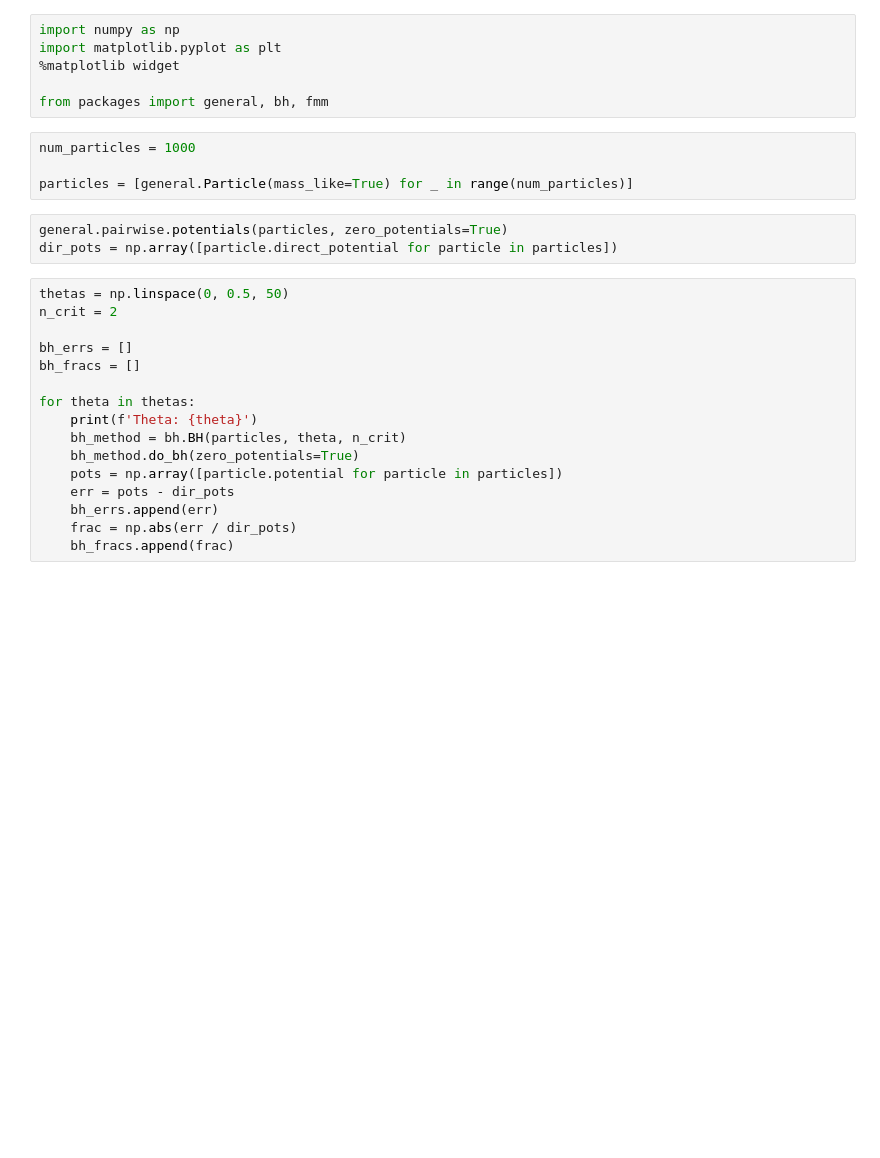
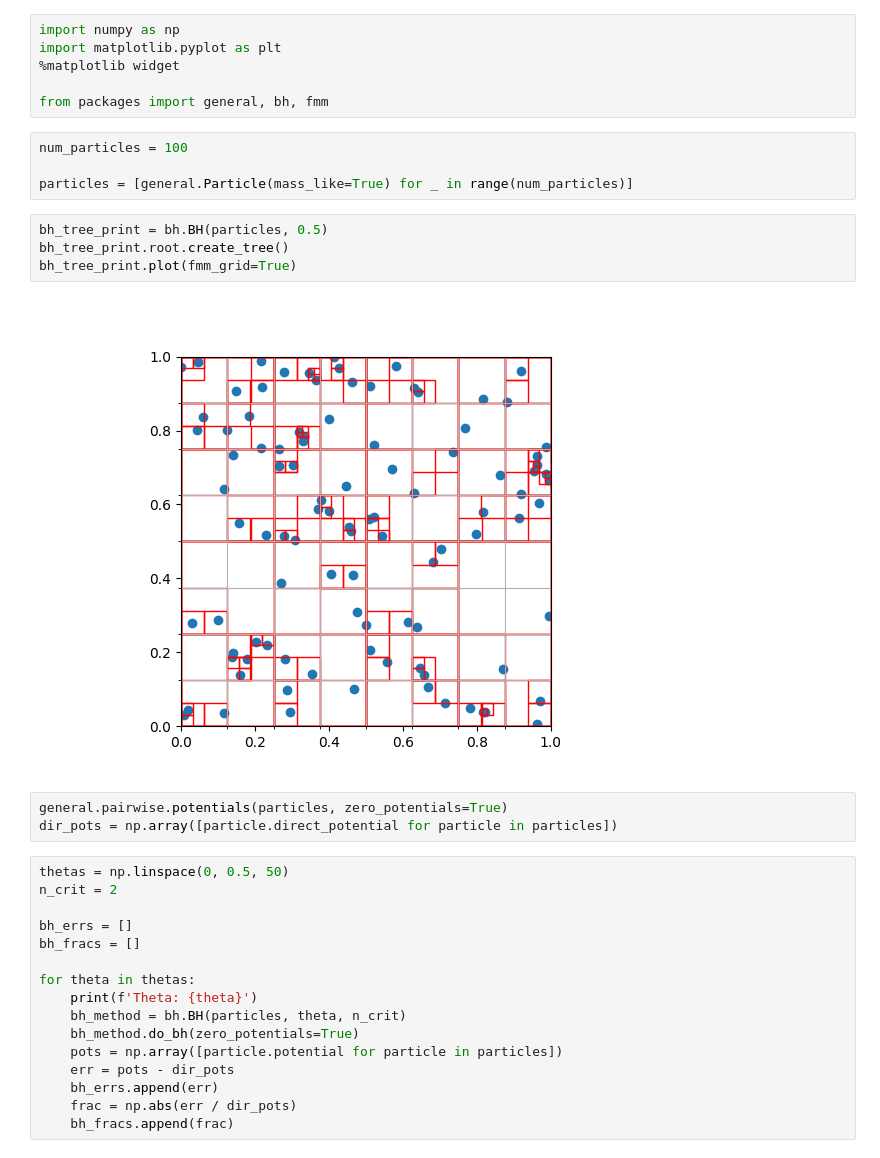
Before and after one commit to Part-II-Computational-Physics/hierarchical-methods-lb880, a Jupyter notebook: errors_test.ipynb, the cells around one changed output. Cells and saved outputs as stored; diff of their text form; blank space fills up the shorter version.

```diff
--- a/errors_test.ipynb
+++ b/errors_test.ipynb
@@ -5,9 +5,15 @@ import matplotlib.pyplot as plt
 
 from packages import general, bh, fmm
 # %%
-num_particles = 1000
+num_particles = 100
 
 particles = [general.Particle(mass_like=True) for _ in range(num_particles)]
+# %%
+bh_tree_print = bh.BH(particles, 0.5)
+bh_tree_print.root.create_tree()
+bh_tree_print.plot(fmm_grid=True)
+# %% [output]
+[figure, added]
 # %%
 general.pairwise.potentials(particles, zero_potentials=True)
 dir_pots = np.array([particle.direct_potential for particle in particles])
```
Also changed, not shown: parts of 3 cells of this notebook.
